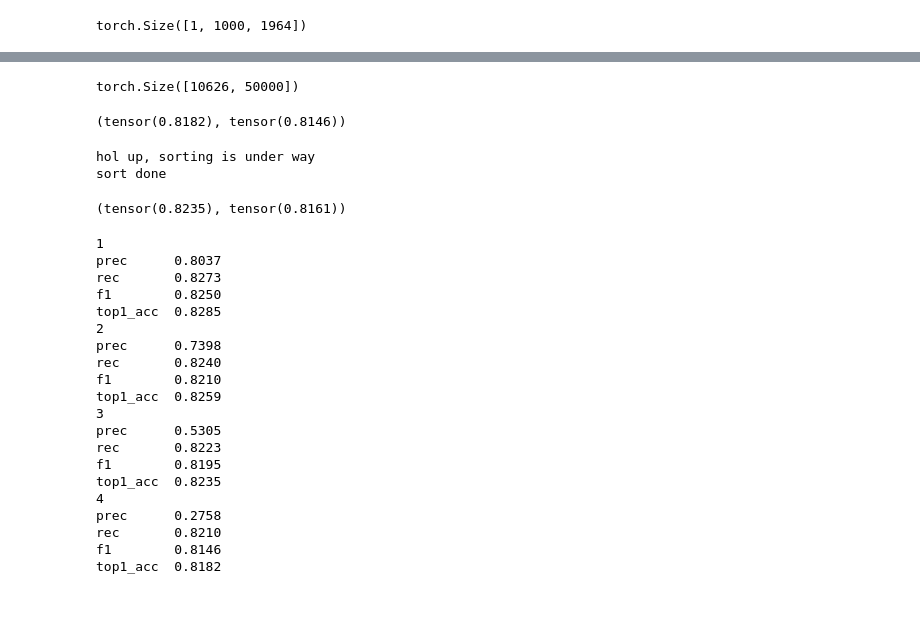
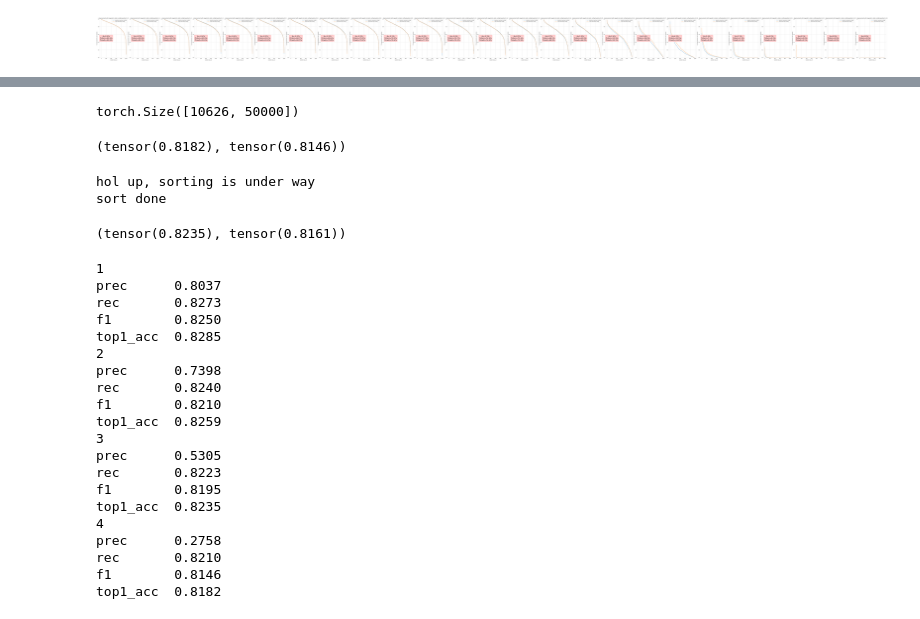
Before and after one commit to botcs/qbes, a Jupyter notebook: imagenet-exp/surrogate-metric-check.ipynb, the cells around one changed output, grey strips where cells are left out. Saved outputs shown, nothing was run; the diff lists cells and outputs as text; code cells hidden in the pictures.

Commit message:
K trials for SWIN-B finished

```diff
--- a/imagenet-exp/surrogate-metric-check.ipynb
+++ b/imagenet-exp/surrogate-metric-check.ipynb
@@ -445,4 +0,0 @@ for i, k in enumerate(K, start=1):
-# %%
-train_stats["f1"].shape
-# %% [output]
-torch.Size([1, 1000, 1964])
@@ -450,0 +26,43 @@ K=[1,2,3,4]
+# %%
+
+plt.figure(figsize=[5*len(K), 7])
+baselines_f1 = {}
+for i, k in enumerate(K, start=1):
+    plt.subplot(1, len(K), i)
+    train_stats = torch.load(f"notebook-cache/swin/train_stats_k{k:02d}.pth")
+    val_stats = torch.load(f"notebook-cache/swin/val_stats_k{k:02d}.pth")
+
+    # Select just a single static config with the highest F1 over the training data
+    train_mean_f1 = train_stats["f1"][-1].mean(dim=0)
+    baseline_config = train_mean_f1.argmax()
+    baseline_f1 = val_stats["f1"][-1, :, baseline_config]
+    best_f1_per_class = evaluate_for_K(train_stats, val_stats)["f1", "f1"]
+    deltas = best_f1_per_class-baseline_f1
+    sorted_baseline_f1, sort_idxs = torch.sort(baseline_f1, descending=True)
+    sorted_best_f1, _ = torch.sort(best_f1_per_class, descending=True)
+    baselines_f1[k] = baseline_f1.mean().item()
+
+
+    plt.title(f"Improvement with regards to static config baseline K={k}")
+    plt.xlabel("ranked class_id")
+    plt.ylabel("F1 improvement over baseline")
+    plt.plot(range(1000), sorted_baseline_f1, alpha=0.8, label="baseline (avg best config)")
+    # plt.plot(range(1000), best_f1_per_class[sort_idxs].numpy(), alpha=0.8, label="class-wise best config")
+    plt.plot(range(1000), sorted_best_f1, alpha=0.8, label="class-wise best config")
+    plt.ylim([0.0, 1.0])
+    box_text = f"∆={deltas.mean().item()*100:2.1f}%\n"
+    box_text += f"f1(bn)={baseline_f1.mean().item()*100:2.1f}%\n"
+    box_text += f"f1(ad)={best_f1_per_class.mean()*100:2.1f}%"
+    plt.text(200, 0.5, box_text, size=20,
+             ha="center", va="center",
+             bbox=dict(boxstyle="round",
+                       ec=(1., 0.5, 0.5),
+                       fc=(1., 0.8, 0.8),
+                       )
+             )
+
+
+    plt.tight_layout()
+    plt.legend()
+# %% [output]
+[figure, added]
```
Also changed, not shown: parts of 87 cells of this notebook, 7 other files.
